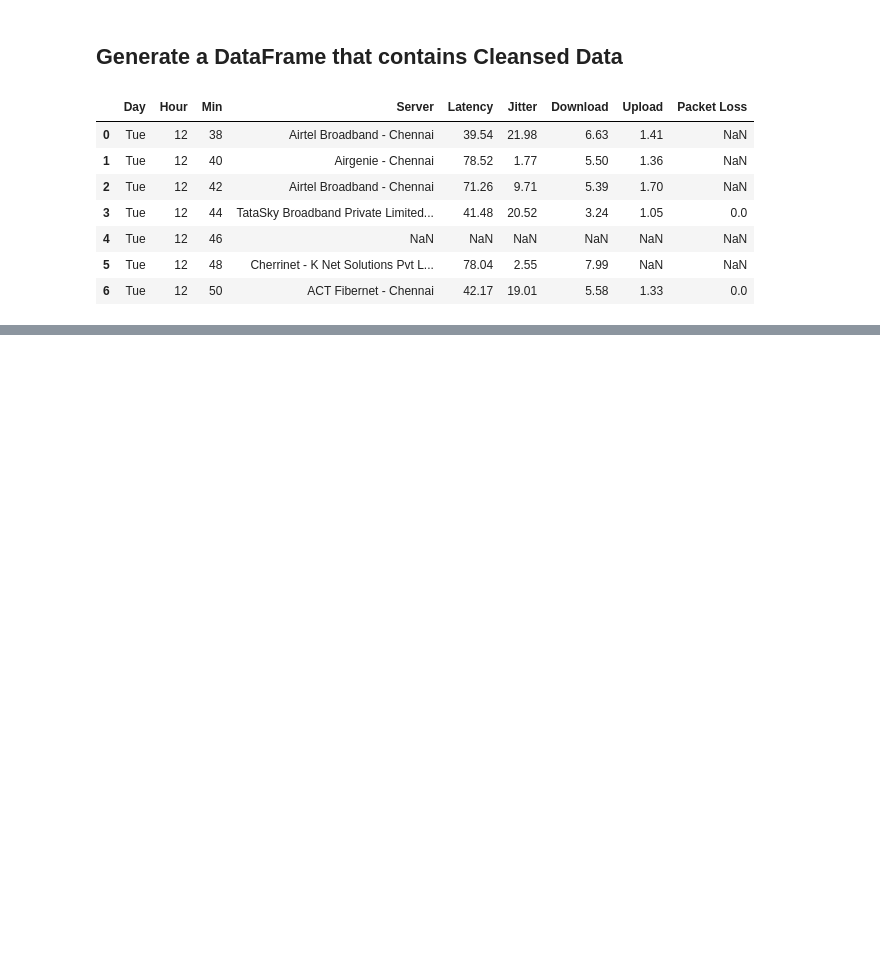
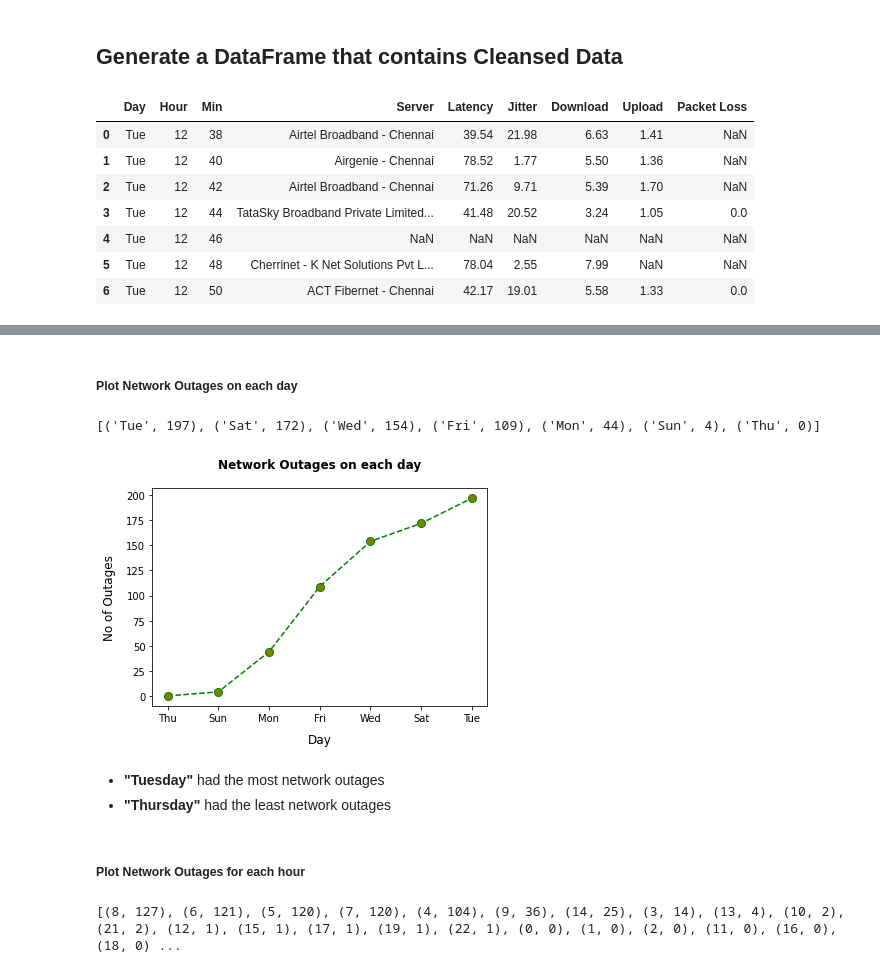
Before and after one commit to shanthiii/Internet-Analysis-Project, a Jupyter notebook: Internet_Analysis.ipynb, the cells around one changed output, grey strips where cells are left out. Drawn from its saved outputs; the diff is of its cells as text; code cells hidden in the pictures; blank space fills up the shorter version.

Commit message:
Outages and server analysis

```diff
--- a/Internet_Analysis.ipynb
+++ b/Internet_Analysis.ipynb
@@ -53,0 +83,50 @@ data.head(7)
+# %%
+day_outages={}
+hour_outages={}
+# %%
+# Initialise the number of outages for each day to "0"
+for day in week_days:
+  day_outages[day]=0
+# Initialise the number of outages for each hour to "0"
+for hour in range(24):
+  hour_outages[hour]=0
+# %%
+# Count the number of outages for each day, and for each hour
+for index in range(len(data)):
+  if data.loc[index].isna().sum()==6:
+    day_outages[data.loc[index]['Day']]+=1
+    hour_outages[data.loc[index]['Hour']]+=1
+# %% [markdown]
+##### Plot Network Outages on each day
+# %%
+# Sort day_outages in descending order
+# Here, lambda function accepts a key-value pair as an argument and returns the value field from that pair
+print(sorted(day_outages.items(),key=lambda item:item[1],reverse=True))
+# List of tuples, where each tuple corresponds to (day,no of outages)
+# %% [output]
+[('Tue', 197), ('Sat', 172), ('Wed', 154), ('Fri', 109), ('Mon', 44), ('Sun', 4), ('Thu', 0)]
+# %%
+# Sort day_outages in ascending order
+day,day_outage = zip(*sorted(day_outages.items(),key=lambda item:item[1]))
+# Plotting the no of outages on each day
+plt.plot(day, day_outage, color='green', linestyle='dashed', linewidth = 1.5, marker='o', markerfacecolor='olive', markersize=8)
+# Naming the x and y axes
+plt.xlabel('Day',labelpad=10,fontsize='large')
+plt.ylabel('No of Outages',labelpad=10,fontsize='large')
+plt.title('Network Outages on each day',pad=20,fontweight='bold')
+plt.show()
+# %% [output]
+[figure, added]
+# %% [markdown]
+
+
+*   **"Tuesday"** had the most network outages
+*   **"Thursday"** had the least network outages
+# %% [markdown]
+##### Plot Network Outages for each hour
+# %%
+# Sort hour_outages in descending order
+print(sorted(hour_outages.items(),key=lambda item:item[1],reverse=True))
+# List of tuples, where each tuple corresponds to (hour,no of outages)
+# %% [output]
+[(8, 127), (6, 121), (5, 120), (7, 120), (4, 104), (9, 36), (14, 25), (3, 14), (13, 4), (10, 2), (21, 2), (12, 1), (15, 1), (17, 1), (19, 1), (22, 1), (0, 0), (1, 0), (2, 0), (11, 0), (16, 0), (18, 0) ...
```
Also changed, not shown: parts of 7 cells of this notebook.
